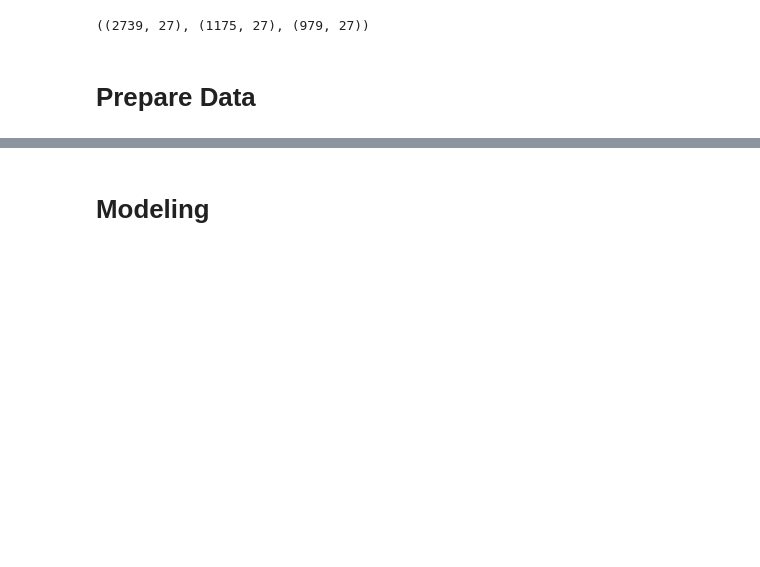
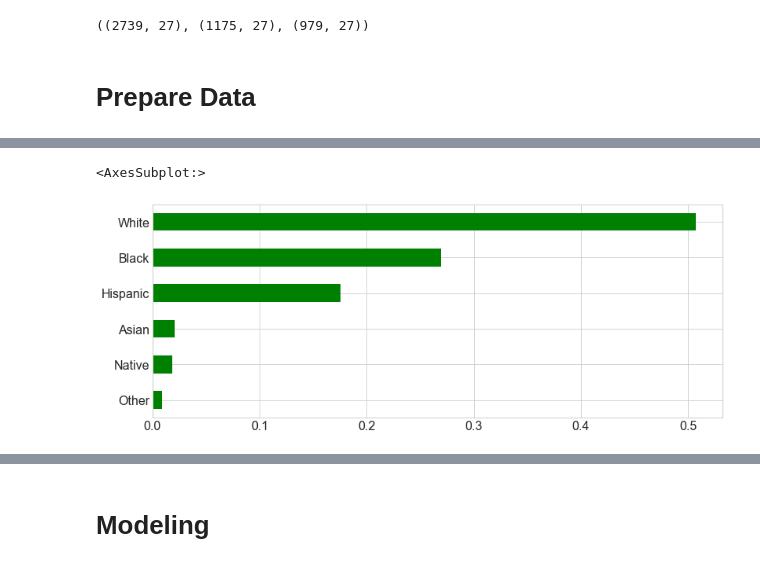
Before and after one commit to stephenkipkurui/codeup-individual-project, a Jupyter notebook: final_report.ipynb, the cells around one changed output, grey strips where cells are left out. Drawn from its saved outputs; the diff is of its cells as text; code cells hidden in the pictures; blank space fills up the shorter version.

```diff
--- a/final_report.ipynb
+++ b/final_report.ipynb
@@ -17,30 +19,3 @@ display.Image("./police.jpeg")
 [figure]
 # %% [markdown]
 #### Import Libraries
-# %%
-# Import required libraries
-
-import pandas as pd
-import matplotlib.pyplot as plt
-import seaborn as sns
-import numpy as np
-from acquire import get_police_shootings_data
-from prepare import prepare_police_shootings_data, prepare_modeling_data
-from sklearn.model_selection import train_test_split
-
-# Stats libraries
-import statsmodels.api as sm
-import scipy.stats as stats
-
-
-# plotting defaults
-plt.rc('figure', figsize=(13, 5))
-plt.style.use('seaborn-whitegrid')
-plt.rc('font', size=16)
-
-# Ignore warnings
-import warnings
-warnings.filterwarnings('ignore')
-
-# Set alpha /confidence level
-alpha = 0.05
@@ -72,7 +50,8 @@ Day 4:
 
   Data acquired from open-source website www.kaggle.com through the link https://www.kaggle.com/code/gauravduttakiit/understanding-us-police-shootings/data?select=shootings.csv. A comma separated was directly downloaded from the Internet and saved on local machine under 'shootings.csv' file. Should you wish to replicate this project, get a copy through discussed method and save a copy to your local computer. In the future, I do intent to implement automated function that will download the file when called from this phase of the pipeline. Specific module responsible for saving the file is called acquire.py and had a user-built module called 'get_police_shootings_data'.
 # %%
-train, validate, test = prepare_police_shootings_data()
+# Call to the explore prepare & spit function
+train, validate, test = import_libraries.prepare_police_shootings_data()
 train.shape, validate.shape, test.shape
 # %% [output]
 ((2739, 27), (1175, 27), (979, 27))
@@ -98,0 +122,5 @@ train.shape, validate.shape, test.shape
+# %%
+train.race.value_counts(normalize = True).sort_values().plot(kind = 'barh', color = 'g')
+# %% [output]
+<AxesSubplot:>
+[figure, added]
```
Also changed, not shown: parts of 63 cells of this notebook.
